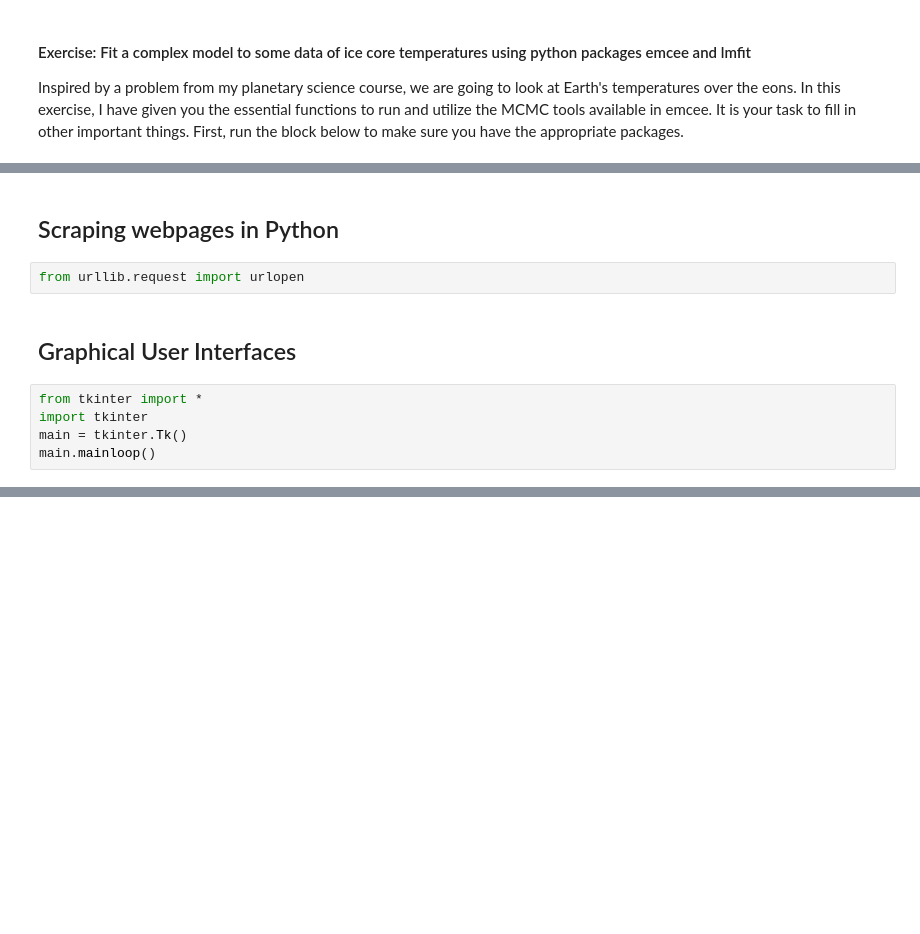
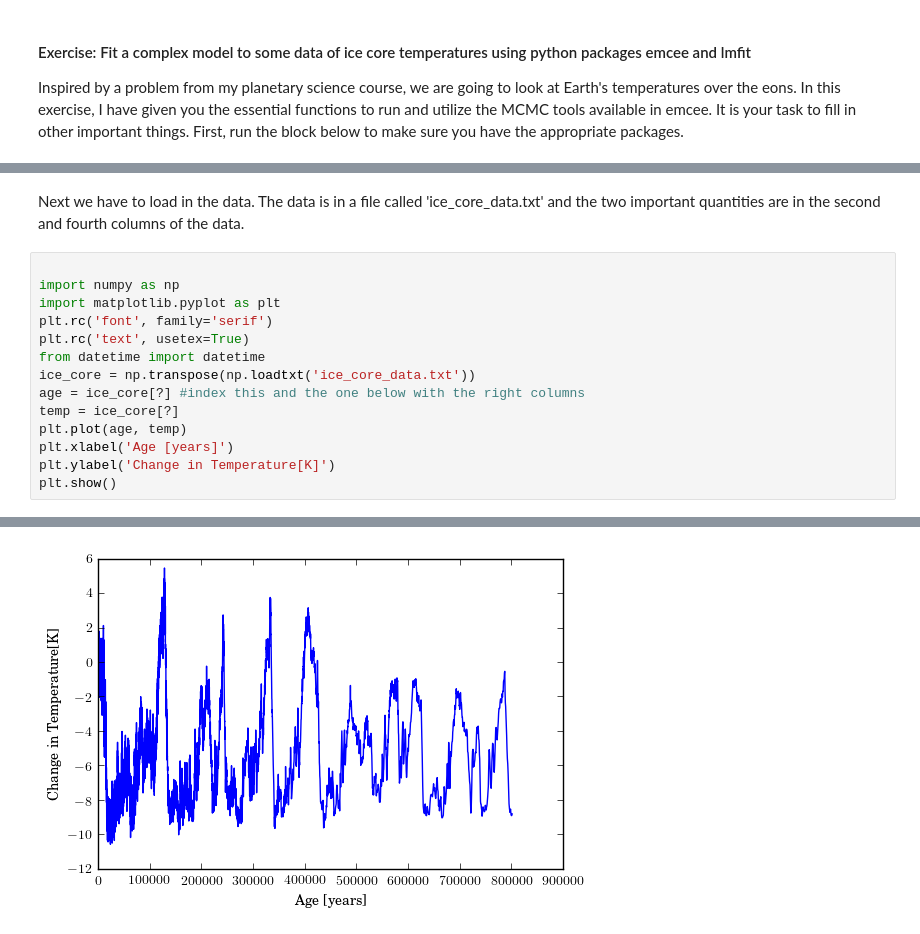
Before and after one commit to cagostino/python-bootcamp, a Jupyter notebook: advanced/advanced-bootcamp.ipynb, the cells around one changed output, grey strips where cells are left out. Drawn from its saved outputs; the diff is of its cells as text; blank space fills up the shorter version.

```diff
--- a/advanced/advanced-bootcamp.ipynb
+++ b/advanced/advanced-bootcamp.ipynb
@@ -237,11 +223,17 @@ NameError: name 'ps4' is not defined
-# %% [markdown]
-## Scraping webpages in Python
-# %%
-from urllib.request import urlopen
-# %% [markdown]
-## Graphical User Interfaces
-# %%
-from tkinter import *
-import tkinter
-main = tkinter.Tk()
-main.mainloop()
+# %% [markdown]
+Next we have to load in the data. The data is in a file called 'ice_core_data.txt' and the two important quantities are in the second and fourth columns of the data.
+# %%
+
+import numpy as np
+import matplotlib.pyplot as plt
+plt.rc('font', family='serif')
+plt.rc('text', usetex=True)
+from datetime import datetime
+ice_core = np.transpose(np.loadtxt('ice_core_data.txt'))
+age = ice_core[?] #index this and the one below with the right columns
+temp = ice_core[?]
+plt.plot(age, temp)
+plt.xlabel('Age [years]')
+plt.ylabel('Change in Temperature[K]')
+plt.show()
+# %% [output]
@@ -247,0 +245 @@ main.mainloop()
+[figure, added]
```
Also changed, not shown: parts of 21 cells of this notebook, 5 other files.
